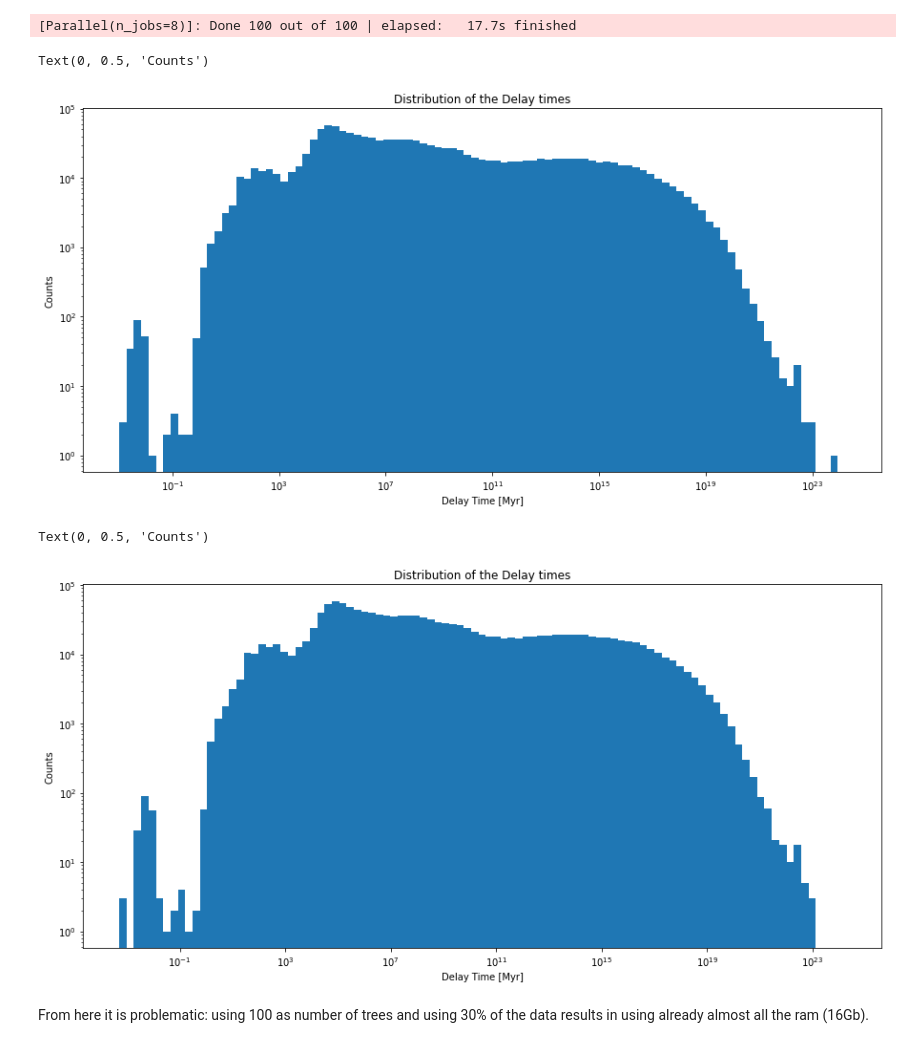
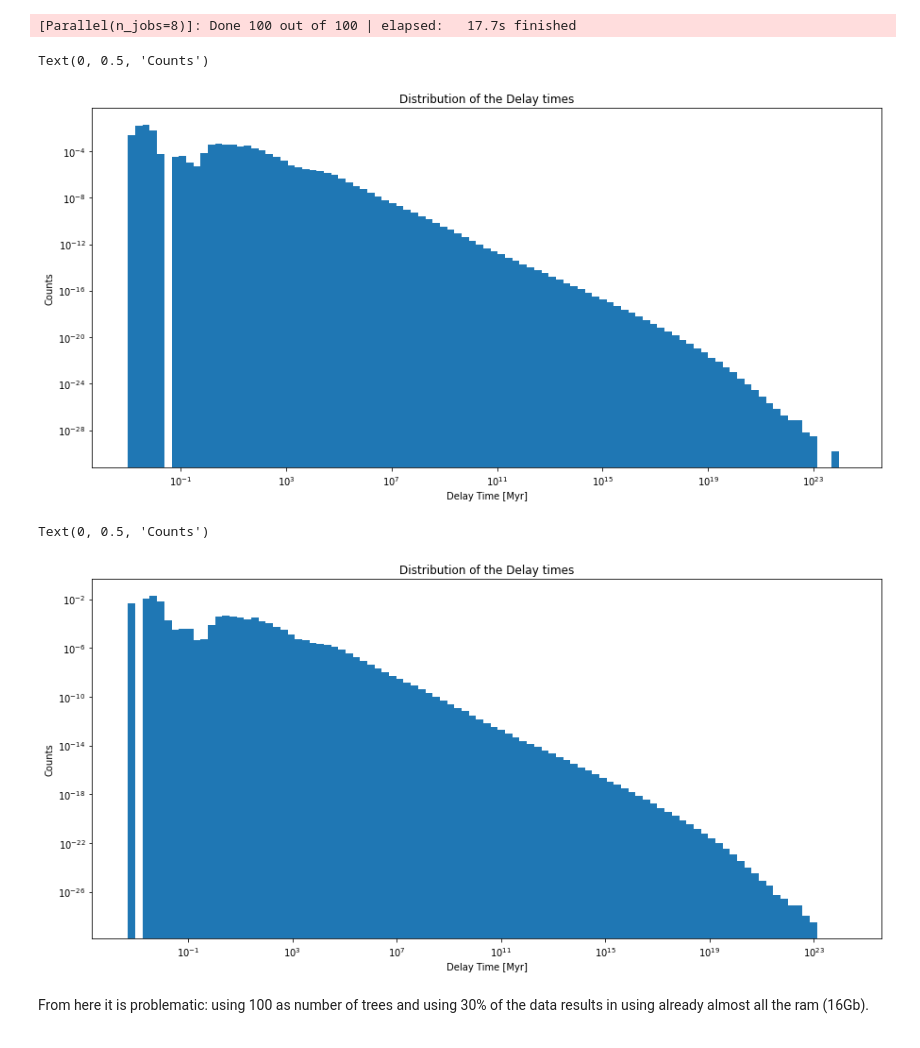
Before and after one commit to Bahadoram/Delay-Time-Dist.-of-Compact-Binary-Objects, a Jupyter notebook: random_forest.ipynb, the cells around one changed output. Drawn from its saved outputs; the diff is of its cells as text; code cells hidden in the pictures.

Commit message:
correct plots

```diff
--- a/random_forest.ipynb
+++ b/random_forest.ipynb
@@ -143,7 +143,7 @@ fig, ax = plt.subplots(figsize=(15,7))
 
 #b = np.histogram_bin_edges(BHBH[(BHBH.Delay_Time<1e18)].Delay_Time, bins='rice') # does not work with bind='fd'
 b = np.logspace(np.log10(min(Y_pred)), np.log10(max(Y_pred)), 100)
-entries, edges, _ = ax.hist(Y_pred, bins=b)
+entries, edges, _ = ax.hist(Y_pred, bins=b, density=True)
 
 # calculate bin centers
 bin_centers = 0.5 * (edges[:-1] + edges[1:])
@@ -156,26 +156,26 @@ ax.set_xlabel('Delay Time [Myr]')
 ax.set_ylabel('Counts')
 # %% [output]
 Text(0, 0.5, 'Counts')
-[figure, old version]
+[figure, new version]
 # %%
 fig, ax = plt.subplots(figsize=(15,7))
 
 #b = np.histogram_bin_edges(BHBH[(BHBH.Delay_Time<1e18)].Delay_Time, bins='rice') # does not work with bind='fd'
 b = np.logspace(np.log10(min(Y_test)), np.log10(max(Y_test)), 100)
-entries, edges, _ = ax.hist(Y_test, bins=b)
+entries, edges, _ = ax.hist(Y_test, bins=b, density=True)
 
 # calculate bin centers
 bin_centers = 0.5 * (edges[:-1] + edges[1:])
 
 ax.set_xscale('log')
 ax.set_yscale('log')
 
 ax.set_title('Distribution of the Delay times')
 ax.set_xlabel('Delay Time [Myr]')
 ax.set_ylabel('Counts')
 # %% [output]
 Text(0, 0.5, 'Counts')
-[figure, old version]
+[figure, new version]
 # %% [markdown]
 From here it is problematic: using 100 as number of trees and using 30% of the data results in using already almost all the ram (16Gb).
 # %% [markdown]
```
